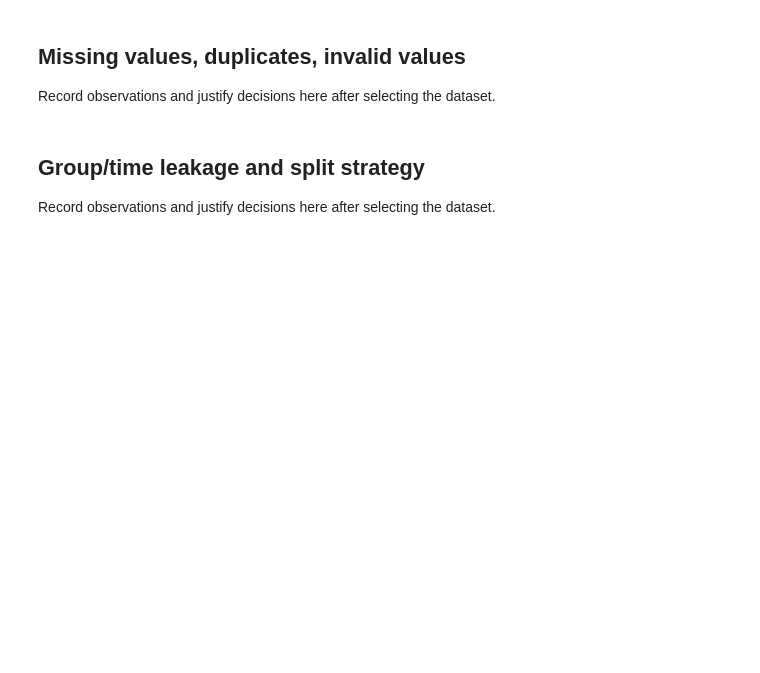
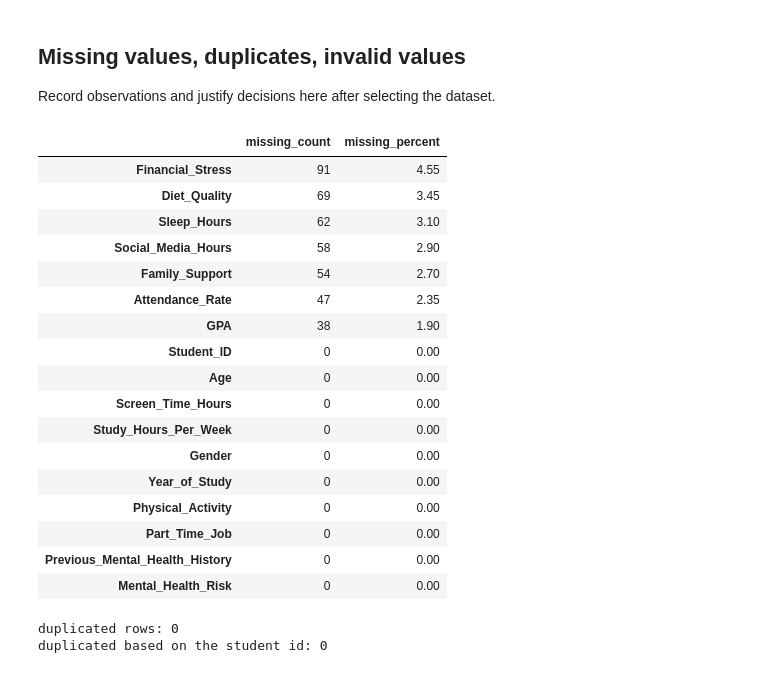
Before and after one commit to amineelhailaa/CampusEcho, a Jupyter notebook: notebooks/01_data_inspection.ipynb, the cells around one changed output. Drawn from its saved outputs; the diff is of its cells as text; code cells hidden in the pictures; blank space fills up the shorter version.

```diff
--- a/notebooks/01_data_inspection.ipynb
+++ b/notebooks/01_data_inspection.ipynb
@@ -21,6 +230,33 @@ Record observations and justify decisions here after selecting the dataset.
 # %% [markdown]
 ## Missing values, duplicates, invalid values
 Record observations and justify decisions here after selecting the dataset.
-# %% [markdown]
-## Group/time leakage and split strategy
-Record observations and justify decisions here after selecting the dataset.
+# %%
+missing_data = pd.DataFrame({
+    "missing_count": raw_df.isna().sum(),
+    "missing_percent": raw_df.isna().mean() * 100
+})
+display(missing_data.sort_values("missing_count", ascending=False))
+
+print("duplicated rows:", raw_df.duplicated().sum())
+print("duplicated based on the student id:", raw_df.duplicated(subset=["Student_ID"]).sum())
+# %% [output]
+|  | missing_count | missing_percent |
+| Financial_Stress | 91 | 4.55 |
+| Diet_Quality | 69 | 3.45 |
+| Sleep_Hours | 62 | 3.10 |
+| Social_Media_Hours | 58 | 2.90 |
+| Family_Support | 54 | 2.70 |
+| Attendance_Rate | 47 | 2.35 |
+| GPA | 38 | 1.90 |
+| Student_ID | 0 | 0.00 |
+| Age | 0 | 0.00 |
+| Screen_Time_Hours | 0 | 0.00 |
+| Study_Hours_Per_Week | 0 | 0.00 |
+| Gender | 0 | 0.00 |
+| Year_of_Study | 0 | 0.00 |
+| Physical_Activity | 0 | 0.00 |
+| Part_Time_Job | 0 | 0.00 |
+| Previous_Mental_Health_History | 0 | 0.00 |
+| Mental_Health_Risk | 0 | 0.00 |
+duplicated rows: 0
+duplicated based on the student id: 0
```
Also changed, not shown: parts of 14 cells of this notebook, 20 other files.
